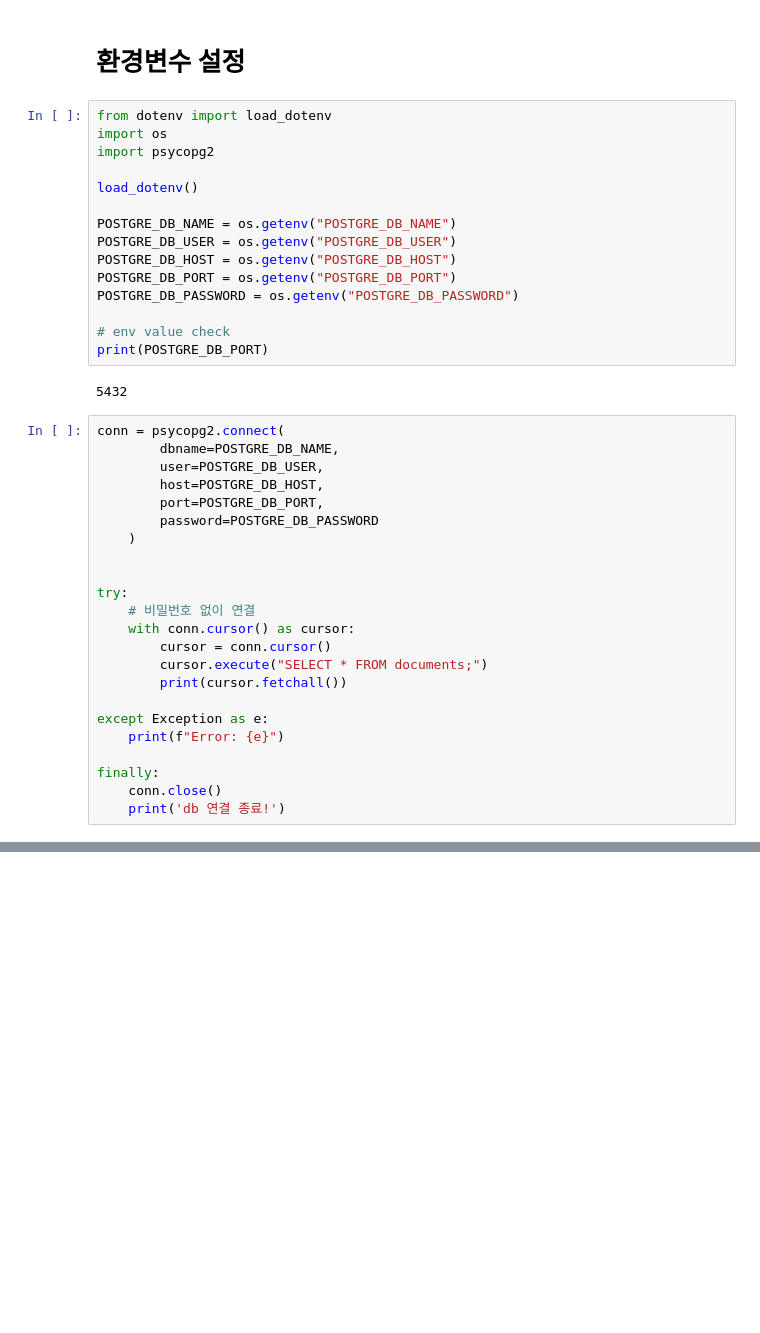
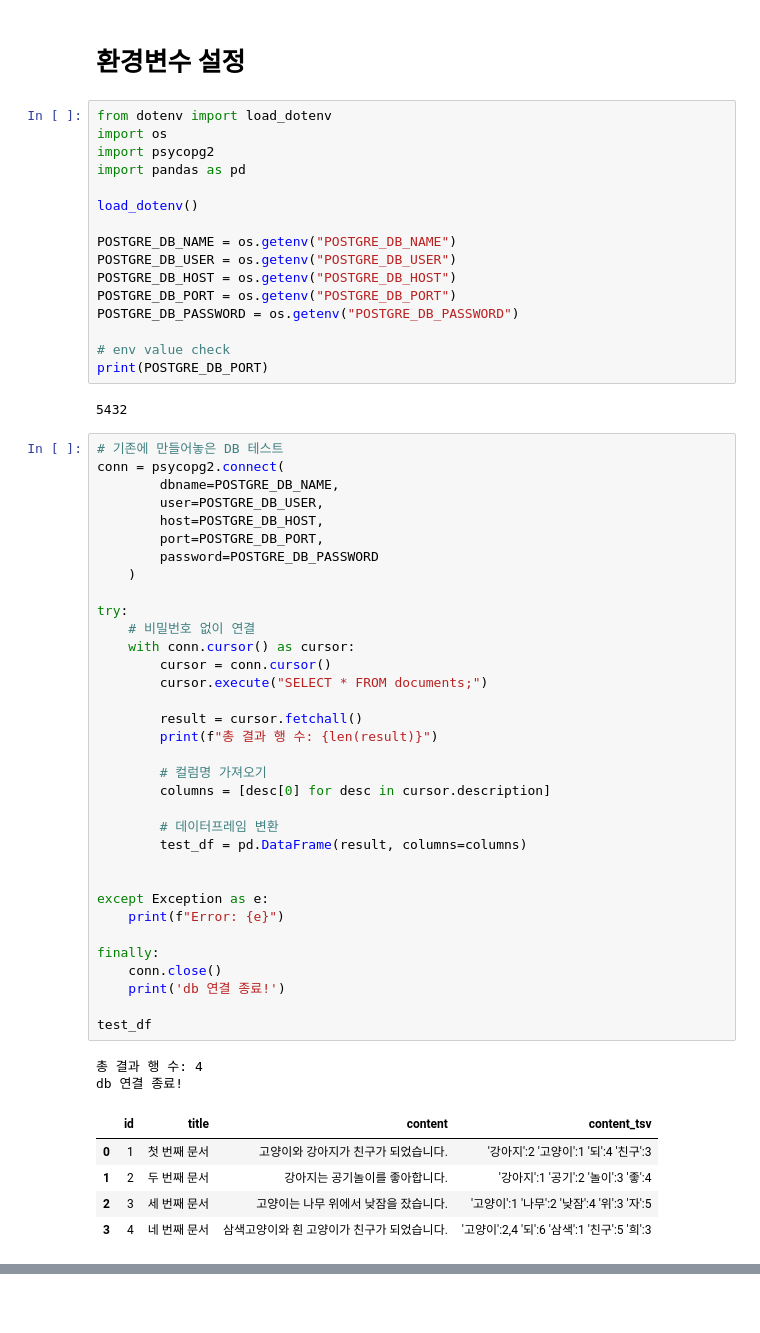
Before and after one commit to GitRani/adaptive-rag-public, a Jupyter notebook: unit_test/keyword_data_insert.ipynb, the cells around one changed output, grey strips where cells are left out. Drawn from its saved outputs; the diff is of its cells as text; blank space fills up the shorter version.

Commit message:
(v0.8135) Update Lists - PostgreSQL FTS : DB Insert & Search Test (In Jupyter Notebook)

```diff
--- a/unit_test/keyword_data_insert.ipynb
+++ b/unit_test/keyword_data_insert.ipynb
@@ -13,6 +18,7 @@ Note: you may need to restart the kernel to use updated packages.
 from dotenv import load_dotenv
 import os
 import psycopg2
+import pandas as pd
 
 load_dotenv()
 
@@ -27,25 +33,44 @@ print(POSTGRE_DB_PORT)
 # %% [output]
 5432
 # %%
+# 기존에 만들어놓은 DB 테스트
 conn = psycopg2.connect(
         dbname=POSTGRE_DB_NAME,
         user=POSTGRE_DB_USER,
         host=POSTGRE_DB_HOST,
         port=POSTGRE_DB_PORT,
         password=POSTGRE_DB_PASSWORD
     )
 
-
 try:
     # 비밀번호 없이 연결
     with conn.cursor() as cursor:
         cursor = conn.cursor()
         cursor.execute("SELECT * FROM documents;")
-        print(cursor.fetchall())
+
+        result = cursor.fetchall()
+        print(f"총 결과 행 수: {len(result)}")
+
+        # 컬럼명 가져오기
+        columns = [desc[0] for desc in cursor.description]
+
+        # 데이터프레임 변환
+        test_df = pd.DataFrame(result, columns=columns)
+
 
 except Exception as e:
     print(f"Error: {e}")
 
 finally:
     conn.close()
     print('db 연결 종료!')
+
+test_df
+# %% [output]
+총 결과 행 수: 4
+db 연결 종료!
+|  | id | title | content | content_tsv |
+| 0 | 1 | 첫 번째 문서 | 고양이와 강아지가 친구가 되었습니다. | '강아지':2 '고양이':1 '되':4 '친구':3 |
+| 1 | 2 | 두 번째 문서 | 강아지는 공기놀이를 좋아합니다. | '강아지':1 '공기':2 '놀이':3 '좋':4 |
+| 2 | 3 | 세 번째 문서 | 고양이는 나무 위에서 낮잠을 잤습니다. | '고양이':1 '나무':2 '낮잠':4 '위':3 '자':5 |
+| 3 | 4 | 네 번째 문서 | 삼색고양이와 흰 고양이가 친구가 되었습니다. | '고양이':2,4 '되':6 '삼색':1 '친구':5 '희':3 |
```
Also changed, not shown: parts of 17 cells of this notebook, 1 other file.
